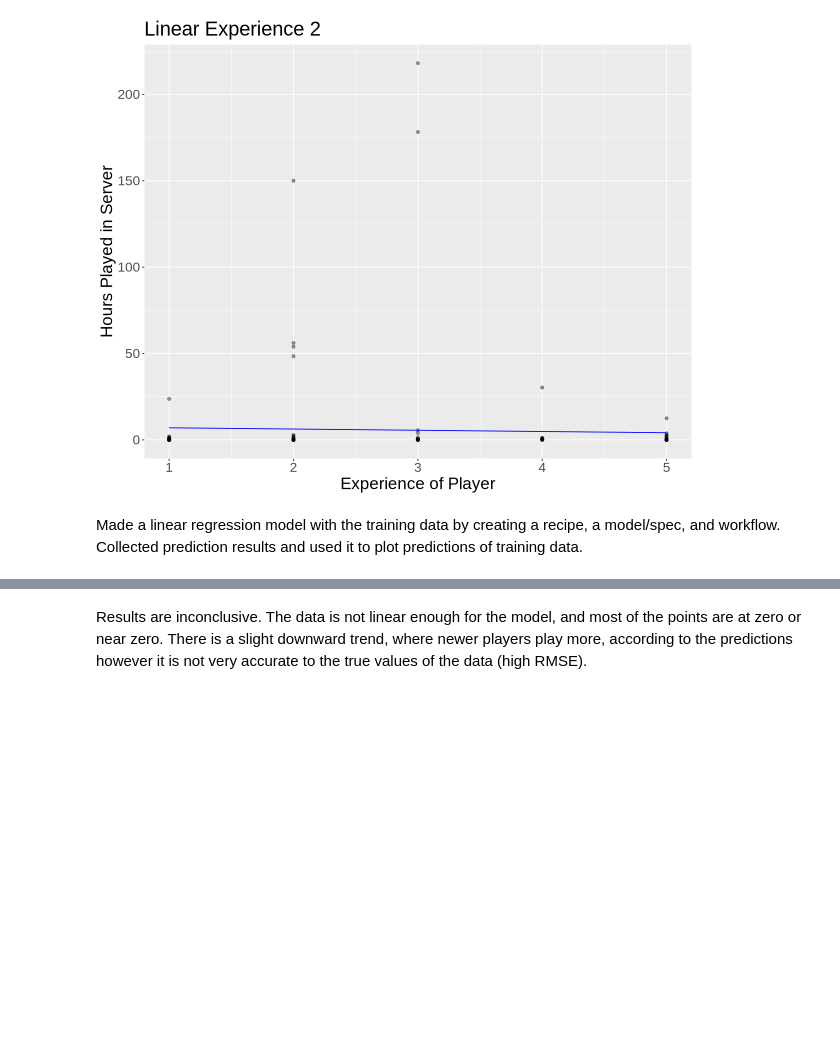
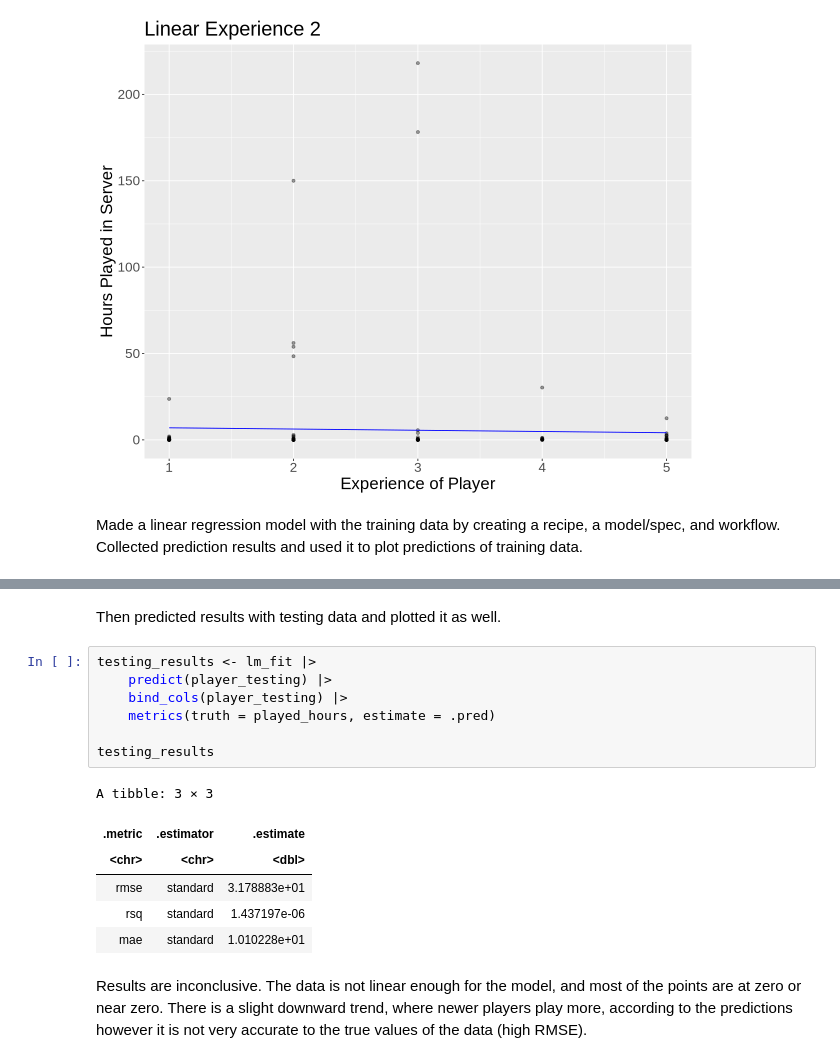
Before and after one commit to dzhen2023/dsci-100-2024w1-group-009-12, a Jupyter notebook: Report/Report.ipynb, the cells around one changed output, grey strips where cells are left out. Drawn from its saved outputs; the diff is of its cells as text; blank space fills up the shorter version.

Commit message:
Added rmse table

```diff
--- a/Report/Report.ipynb
+++ b/Report/Report.ipynb
@@ -583,3 +613,19 @@ Made a linear regression model with the training data by creating a recipe, a mo
+# %% [markdown]
+Then predicted results with testing data and plotted it as well.
+# %%
+testing_results <- lm_fit |>
+    predict(player_testing) |>
+    bind_cols(player_testing) |>
+    metrics(truth = played_hours, estimate = .pred)
+
+testing_results
+# %% [output]
+A tibble: 3 × 3
+| .metric | .estimator | .estimate |
+| <chr> | <chr> | <dbl> |
+| rmse | standard | 3.178883e+01 |
+| rsq | standard | 1.437197e-06 |
+| mae | standard | 1.010228e+01 |
 # %% [markdown]
 Results are inconclusive. The data is not linear enough for the model, and most of the points are at zero or near zero. There is a slight downward trend, where newer players play more, according to the predictions however it is not very accurate to the true values of the data (high RMSE).
 # %% [markdown]
```
Also changed, not shown: parts of 8 cells of this notebook.
